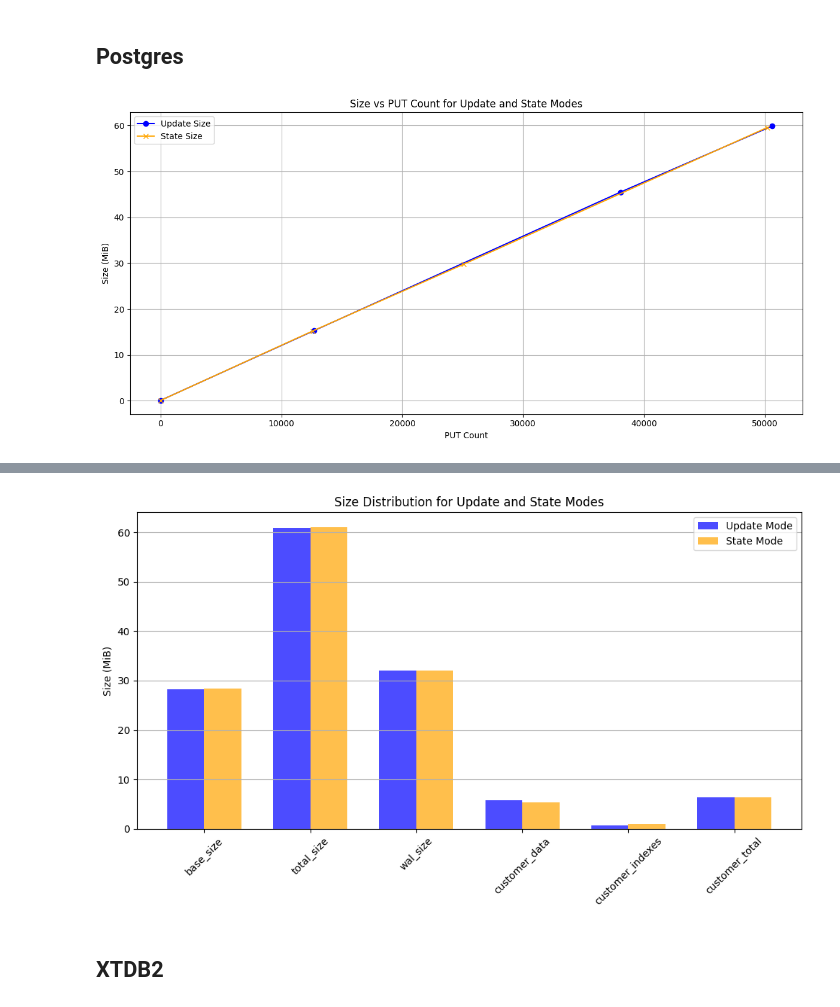
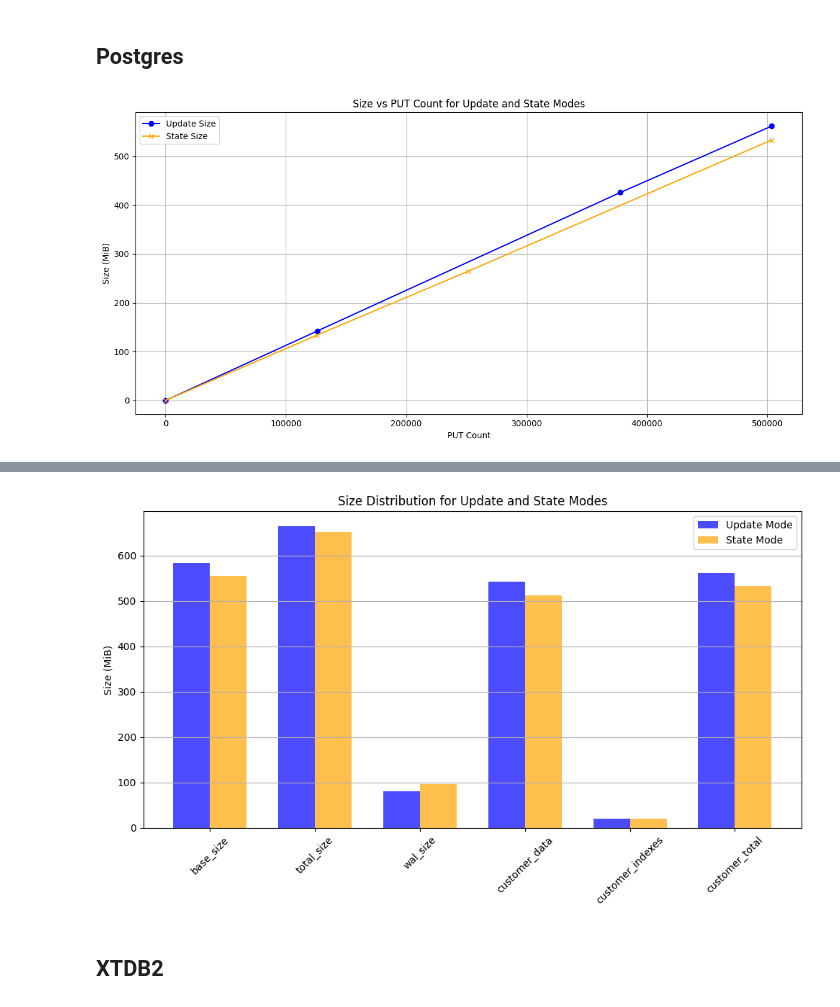
Before and after one commit to DinisSousa2003/api-kevel-mock, a Jupyter notebook: analysis.ipynb, the cells around one changed output, grey strips where cells are left out. Drawn from its saved outputs; the diff is of its cells as text; code cells hidden in the pictures.

```diff
--- a/analysis.ipynb
+++ b/analysis.ipynb
@@ -113,28 +113,28 @@ def load_all_data(path):
 ## Postgres
 # %%
 database = "postgres"
-users = 1
+users = 10
 rate = 10
 
 diff_path = make_path(database, "diff", TIME, GPT, NOW, users, rate)
 state_path = make_path(database, "state", TIME, GPT, NOW, users, rate)
 
 diff_data = load_all_data(diff_path)
 state_data = load_all_data(state_path)
 
 # Plotting the data - I want the PUT count on the x-axis and the size on the y-axis
 plt.figure(figsize=(12, 6))
 plt.plot(diff_data['ALL PUT'], diff_data['customer_total'], label='Update Size', color='blue', marker='o')
 plt.plot(state_data['ALL PUT'], state_data['customer_total'], label='State Size', color='orange', marker='x')
 plt.xlabel('PUT Count')
 plt.ylabel('Size (MiB)')
 plt.title('Size vs PUT Count for Update and State Modes')
 plt.legend()
 plt.grid()
 plt.tight_layout()
 plt.show()
 # %% [output]
-[figure, old version]
+[figure, new version]
 # %%
 # Pie chart for space occupied
 
@@ -207,7 +207,7 @@ ax.grid(axis='y')
 plt.tight_layout()
 plt.show()
 # %% [output]
-[figure, old version]
+[figure, new version]
 # %% [markdown]
 ## XTDB2
 # %%
```
Also changed, not shown: 11 other files.
